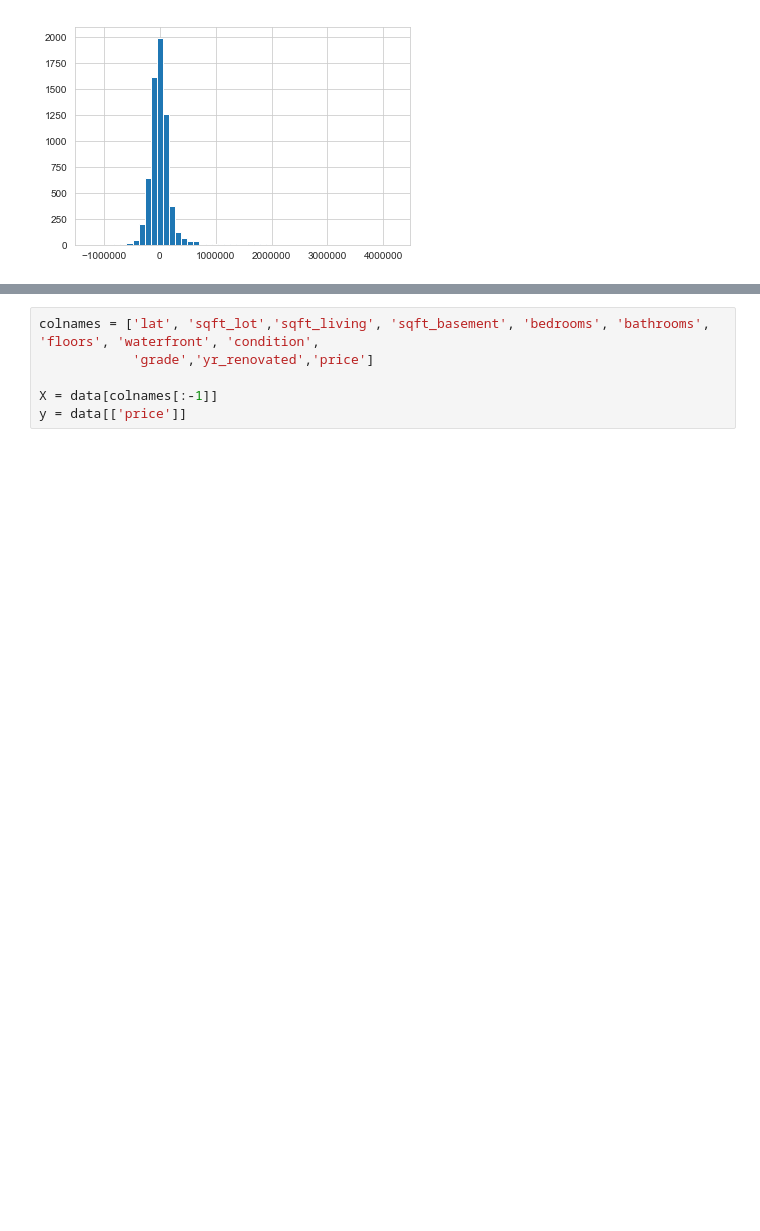
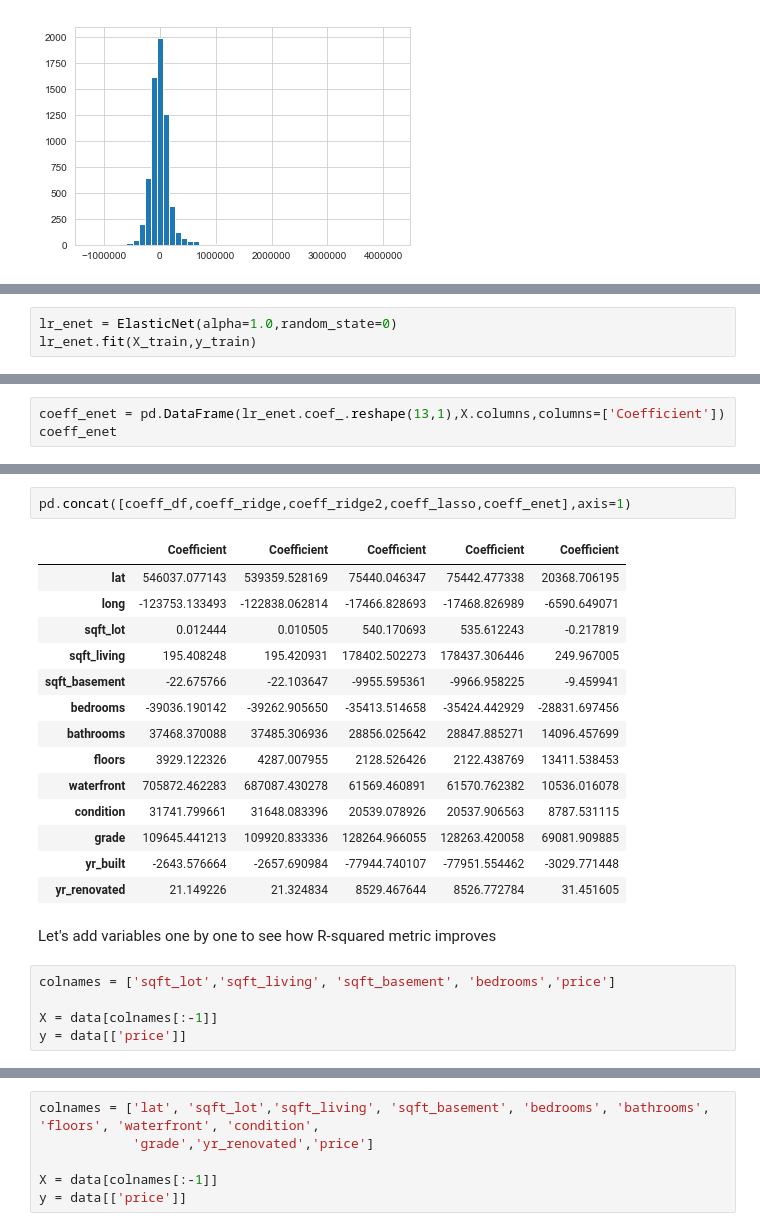
Before and after one commit to ozdemirht/Data-Science, a Jupyter notebook: learn/regression/ex1/example.ipynb, the cells around one changed output, grey strips where cells are left out. Drawn from its saved outputs; the diff is of its cells as text; blank space fills up the shorter version.

```diff
--- a/learn/regression/ex1/example.ipynb
+++ b/learn/regression/ex1/example.ipynb
@@ -648,0 +673,3 @@ ret = plt.hist(y_test.price-predictions,bins=50)
+# %%
+lr_enet = ElasticNet(alpha=1.0,random_state=0)
+lr_enet.fit(X_train,y_train)
@@ -648,0 +695,3 @@ ret = plt.hist(y_test.price-predictions,bins=50)
+# %%
+coeff_enet = pd.DataFrame(lr_enet.coef_.reshape(13,1),X.columns,columns=['Coefficient'])
+coeff_enet
@@ -648,0 +787,24 @@ ret = plt.hist(y_test.price-predictions,bins=50)
+# %%
+pd.concat([coeff_df,coeff_ridge,coeff_ridge2,coeff_lasso,coeff_enet],axis=1)
+# %% [output]
+|  | Coefficient | Coefficient | Coefficient | Coefficient | Coefficient |
+| lat | 546037.077143 | 539359.528169 | 75440.046347 | 75442.477338 | 20368.706195 |
+| long | -123753.133493 | -122838.062814 | -17466.828693 | -17468.826989 | -6590.649071 |
+| sqft_lot | 0.012444 | 0.010505 | 540.170693 | 535.612243 | -0.217819 |
+| sqft_living | 195.408248 | 195.420931 | 178402.502273 | 178437.306446 | 249.967005 |
+| sqft_basement | -22.675766 | -22.103647 | -9955.595361 | -9966.958225 | -9.459941 |
+| bedrooms | -39036.190142 | -39262.905650 | -35413.514658 | -35424.442929 | -28831.697456 |
+| bathrooms | 37468.370088 | 37485.306936 | 28856.025642 | 28847.885271 | 14096.457699 |
+| floors | 3929.122326 | 4287.007955 | 2128.526426 | 2122.438769 | 13411.538453 |
+| waterfront | 705872.462283 | 687087.430278 | 61569.460891 | 61570.762382 | 10536.016078 |
+| condition | 31741.799661 | 31648.083396 | 20539.078926 | 20537.906563 | 8787.531115 |
+| grade | 109645.441213 | 109920.833336 | 128264.966055 | 128263.420058 | 69081.909885 |
+| yr_built | -2643.576664 | -2657.690984 | -77944.740107 | -77951.554462 | -3029.771448 |
+| yr_renovated | 21.149226 | 21.324834 | 8529.467644 | 8526.772784 | 31.451605 |
+# %% [markdown]
+Let's add variables one by one to see how R-squared metric improves
+# %%
+colnames = ['sqft_lot','sqft_living', 'sqft_basement', 'bedrooms','price']
+
+X = data[colnames[:-1]]
+y = data[['price']]
```
Also changed, not shown: parts of 55 cells of this notebook.
